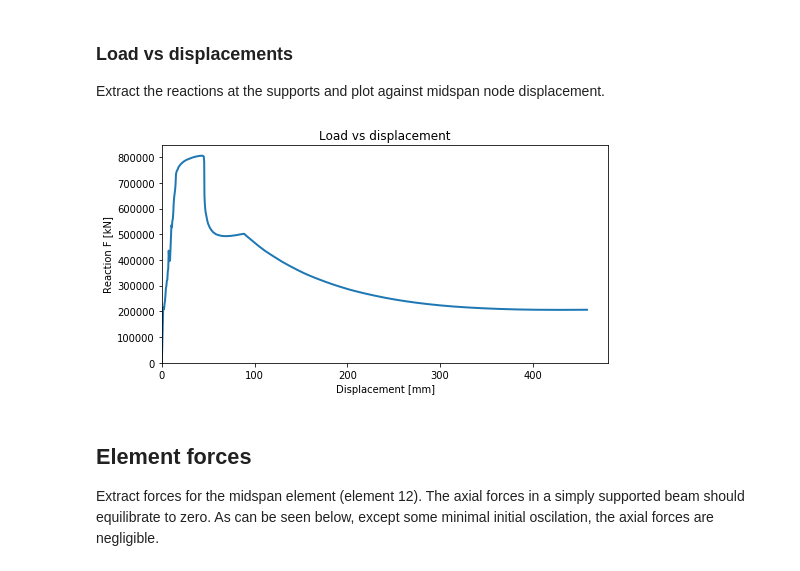
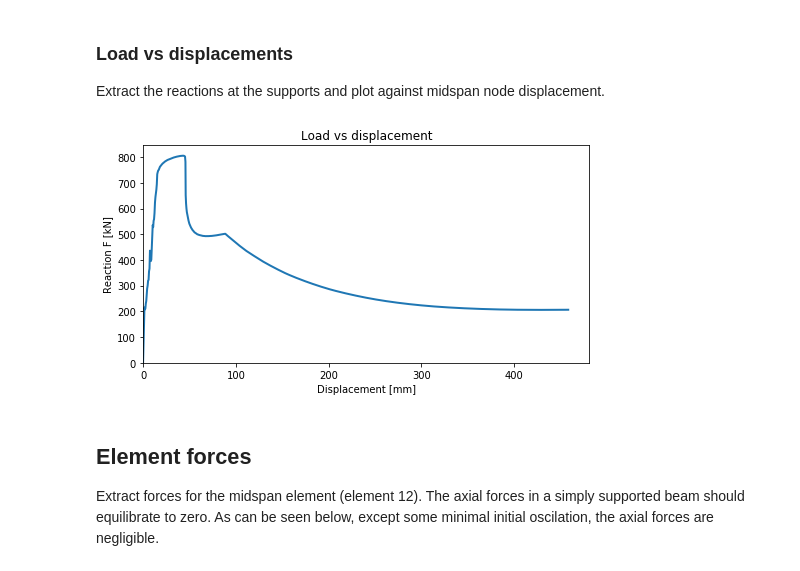
Before and after one commit to riedelx/adaptic-pyproc, a Jupyter notebook: models/ssBeam/postprocessor.ipynb, the cells around one changed output. Drawn from its saved outputs; the diff is of its cells as text; code cells hidden in the pictures.

```diff
--- a/models/ssBeam/postprocessor.ipynb
+++ b/models/ssBeam/postprocessor.ipynb
@@ -52,21 +52,21 @@ Extract the reactions at the supports and plot against midspan node displacement
 # %%
 fig, ax = plt.subplots(figsize=(8,4))
 
 curveX = -model.returnVec("nodeDispY",13) # node 13 Y displacements
 
-react1 = model.returnVec("restrainedY",1) # support 1 Y-reactions
-react2 = model.returnVec("restrainedY",2) # support 2 Y-reactions
+react1 = model.returnVec("restrainedY",1)*1E-3 # support 1 Y-reactions
+react2 = model.returnVec("restrainedY",2)*1E-3 # support 2 Y-reactions
 curveY = react1 + react2
 
 ax.plot(curveX, curveY,'-', linewidth=2, markersize=5)
 ax.set_title("Load vs displacement")
 ax.set_xlabel('Displacement [mm]')
 ax.set_ylabel('Reaction F [kN]')
 ax.set_xlim(0,None)
 ax.set_ylim(0,None)
 plt.show()
 # %% [output]
-[figure, old version]
+[figure, new version]
 # %% [markdown]
 ## Element forces
 
```
